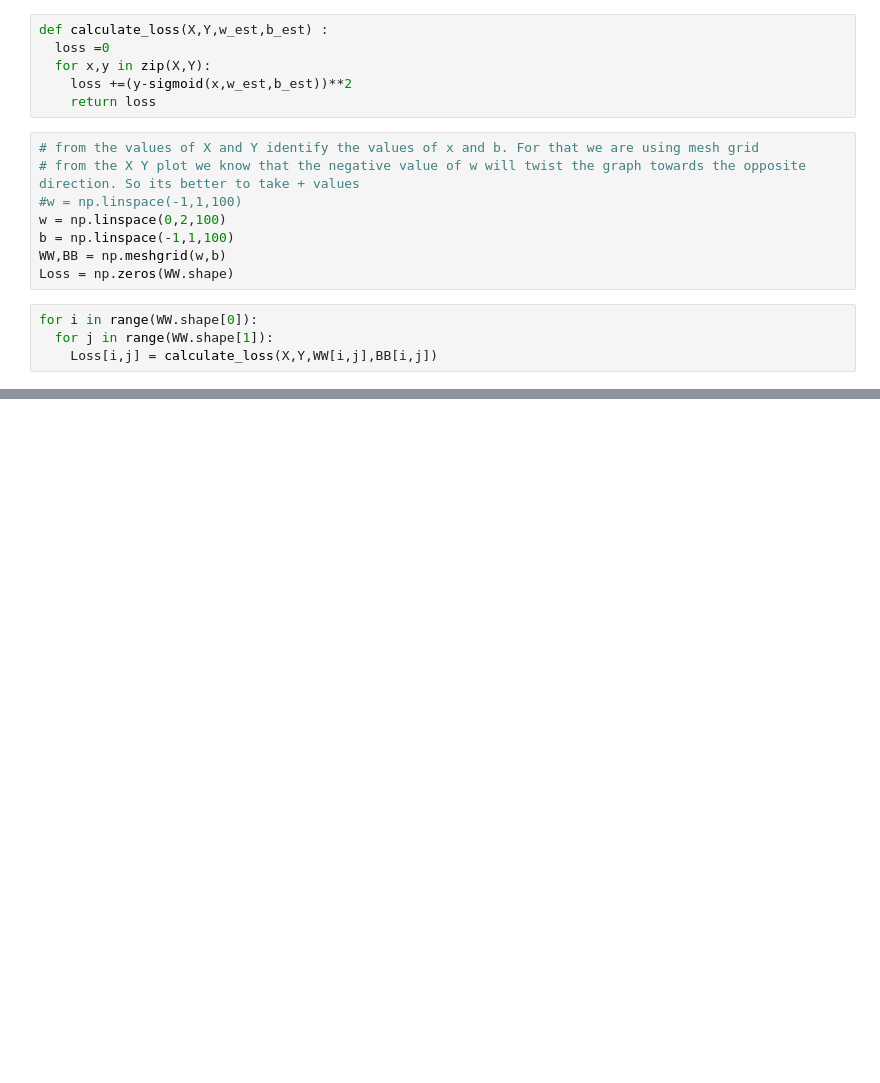
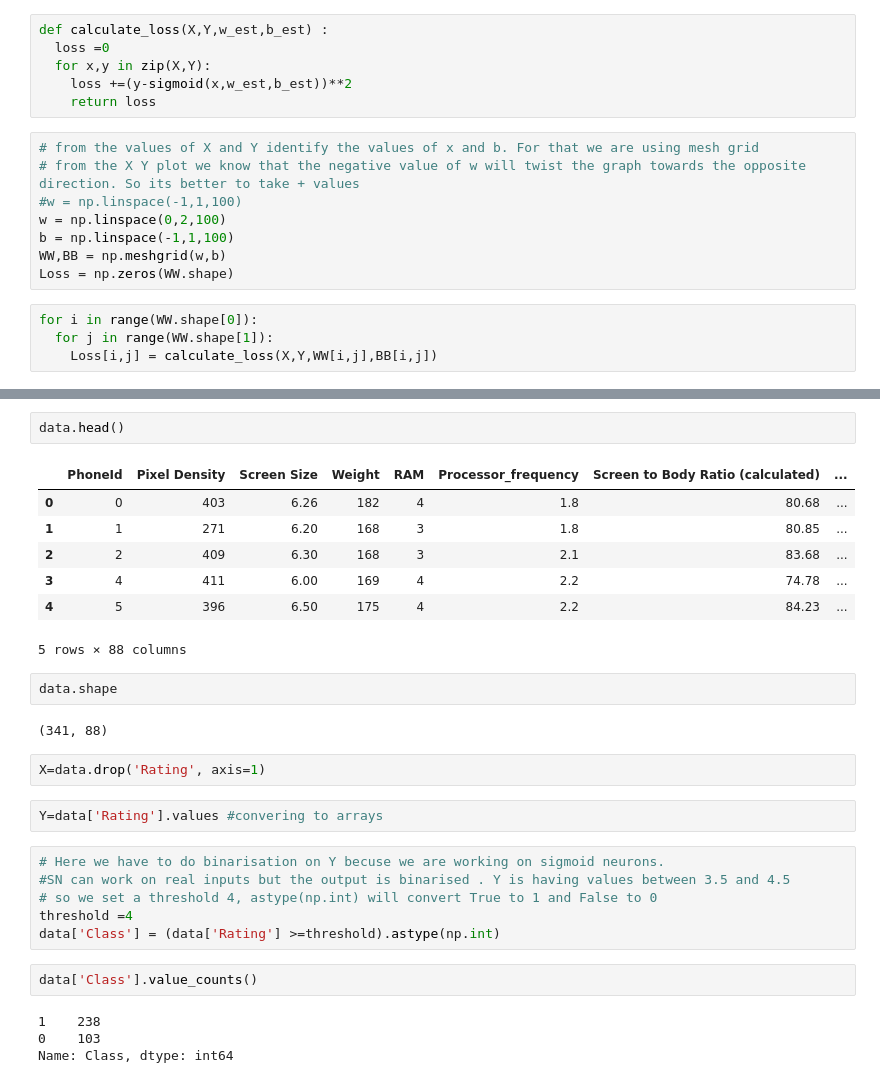
Before and after one commit to rajeshchengannur/DeepLearning, a Jupyter notebook: DL103_SigmoidNeuron.ipynb, the cells around one changed output, grey strips where cells are left out. Saved outputs shown, nothing was run; the diff lists cells and outputs as text; blank space fills up the shorter version.

```diff
--- a/DL103_SigmoidNeuron.ipynb
+++ b/DL103_SigmoidNeuron.ipynb
@@ -156,0 +267,30 @@ print(WW[i,j],BB[i,j])
+# %%
+data.head()
+# %% [output]
+|  | PhoneId | Pixel Density | Screen Size | Weight | RAM | Processor_frequency | Screen to Body Ratio (calculated) | ... |
+| 0 | 0 | 403 | 6.26 | 182 | 4 | 1.8 | 80.68 | ... |
+| 1 | 1 | 271 | 6.20 | 168 | 3 | 1.8 | 80.85 | ... |
+| 2 | 2 | 409 | 6.30 | 168 | 3 | 2.1 | 83.68 | ... |
+| 3 | 4 | 411 | 6.00 | 169 | 4 | 2.2 | 74.78 | ... |
+| 4 | 5 | 396 | 6.50 | 175 | 4 | 2.2 | 84.23 | ... |
+5 rows × 88 columns
+# %%
+data.shape
+# %% [output]
+(341, 88)
+# %%
+X=data.drop('Rating', axis=1)
+# %%
+Y=data['Rating'].values #convering to arrays
+# %%
+# Here we have to do binarisation on Y becuse we are working on sigmoid neurons.
+#SN can work on real inputs but the output is binarised . Y is having values between 3.5 and 4.5
+# so we set a threshold 4, astype(np.int) will convert True to 1 and False to 0
+threshold =4
+data['Class'] = (data['Rating'] >=threshold).astype(np.int)
+# %%
+data['Class'].value_counts()
+# %% [output]
+1    238
+0    103
+Name: Class, dtype: int64
```
Also changed, not shown: parts of 50 cells of this notebook.
